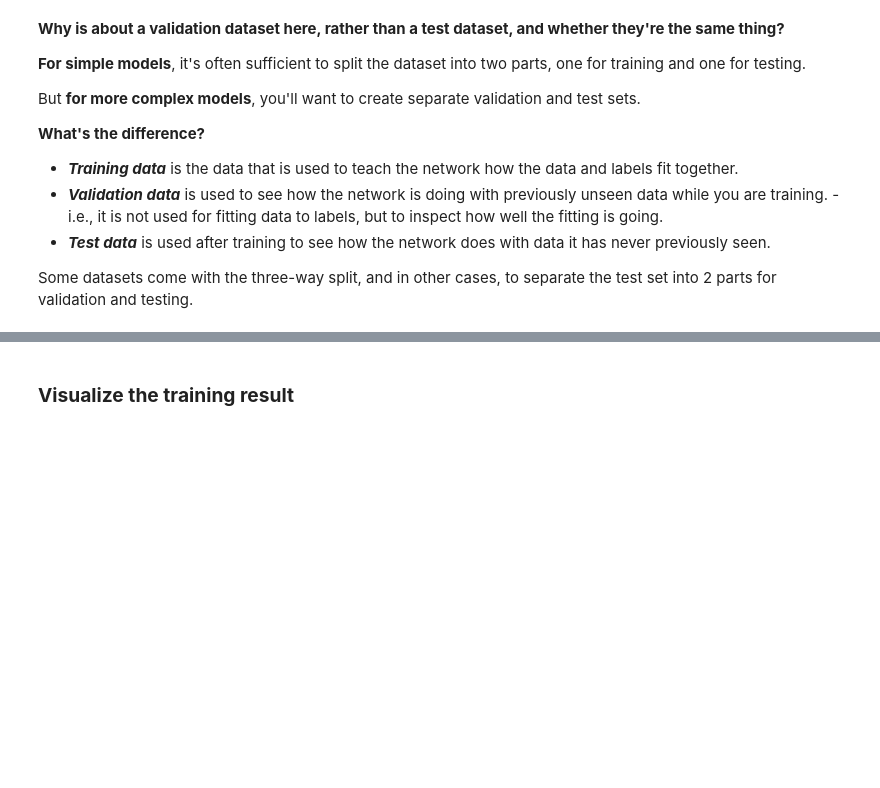
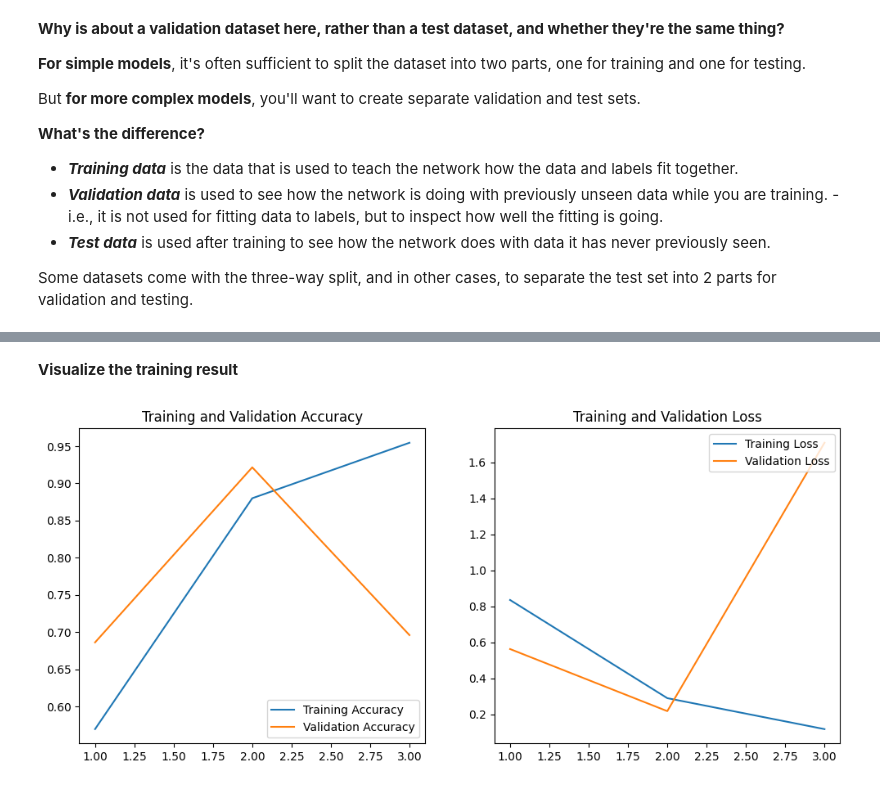
Before and after one commit to 0Nguyen0Cong0Tuan0/Horses-and-Humans-Classifier, a Jupyter notebook: main.ipynb, the cells around one changed output, grey strips where cells are left out. Drawn from its saved outputs; the diff is of its cells as text; code cells hidden in the pictures; blank space fills up the shorter version.

```diff
--- a/main.ipynb
+++ b/main.ipynb
@@ -149,6 +255,24 @@ But **for more complex models**, you'll want to create separate validation and t
 - ***Test data*** is used after training to see how the network does with data it has never previously seen.
 
 Some datasets come with the three-way split, and in other cases, to separate the test set into 2 parts for validation and testing.
+# %%
+model_temp = tf.keras.models.Sequential([
+    tf.keras.layers.Conv2D(16, (3, 3), activation=tf.nn.relu, input_shape=(300, 300, 3)),
+    tf.keras.layers.MaxPooling2D(2, 2),
+    tf.keras.layers.Conv2D(32, (3, 3), activation=tf.nn.relu),
+    tf.keras.layers.MaxPooling2D(2, 2),
+    tf.keras.layers.Conv2D(64, (3, 3)),
+    tf.keras.layers.MaxPooling2D(2, 2),
+    tf.keras.layers.Conv2D(64, (3, 3)),
+    tf.keras.layers.MaxPooling2D(2, 2),
+    tf.keras.layers.Conv2D(64, (3, 3)),
+    tf.keras.layers.MaxPooling2D(2, 2),
+    tf.keras.layers.Flatten(),
+    tf.keras.layers.Dense(512, activation=tf.nn.relu),
+    tf.keras.layers.Dense(1, activation=tf.nn.sigmoid)
+])
+# %%
+model_temp.compile(optimizer='RMSprop', loss='binary_crossentropy', metrics=['accuracy'])
 # %%
-history = model.fit(train_generator, validation_data=validation_generator, epochs=15)
+history = model_temp.fit(train_generator, validation_data=validation_generator, epochs=3)
 # %% [output]
@@ -175,28 +285,30 @@ Epoch 10/15
 # %% [markdown]
-### **Visualize the training result**
+**Visualize the training result**
 # %%
 # Extract history data
 acc = history.history['accuracy']
 val_acc = history.history['val_accuracy']
 loss = history.history['loss']
 val_loss = history.history['val_loss']
 
-epochs_range = range(len(acc))
+epochs_range = range(1, len(acc) + 1)
 
 # Plot Accuracy
 plt.figure(figsize=(12, 5))
 
 plt.subplot(1, 2, 1)
 plt.plot(epochs_range, acc, label='Training Accuracy')
 plt.plot(epochs_range, val_acc, label='Validation Accuracy')
 plt.legend(loc='lower right')
 plt.title('Training and Validation Accuracy')
 
 # Plot Loss
 plt.subplot(1, 2, 2)
 plt.plot(epochs_range, loss, label='Training Loss')
 plt.plot(epochs_range, val_loss, label='Validation Loss')
 plt.legend(loc='upper right')
 plt.title('Training and Validation Loss')
 
 plt.show()
+# %% [output]
+[figure, added]
```
Also changed, not shown: parts of 19 cells of this notebook, 4 other files.
